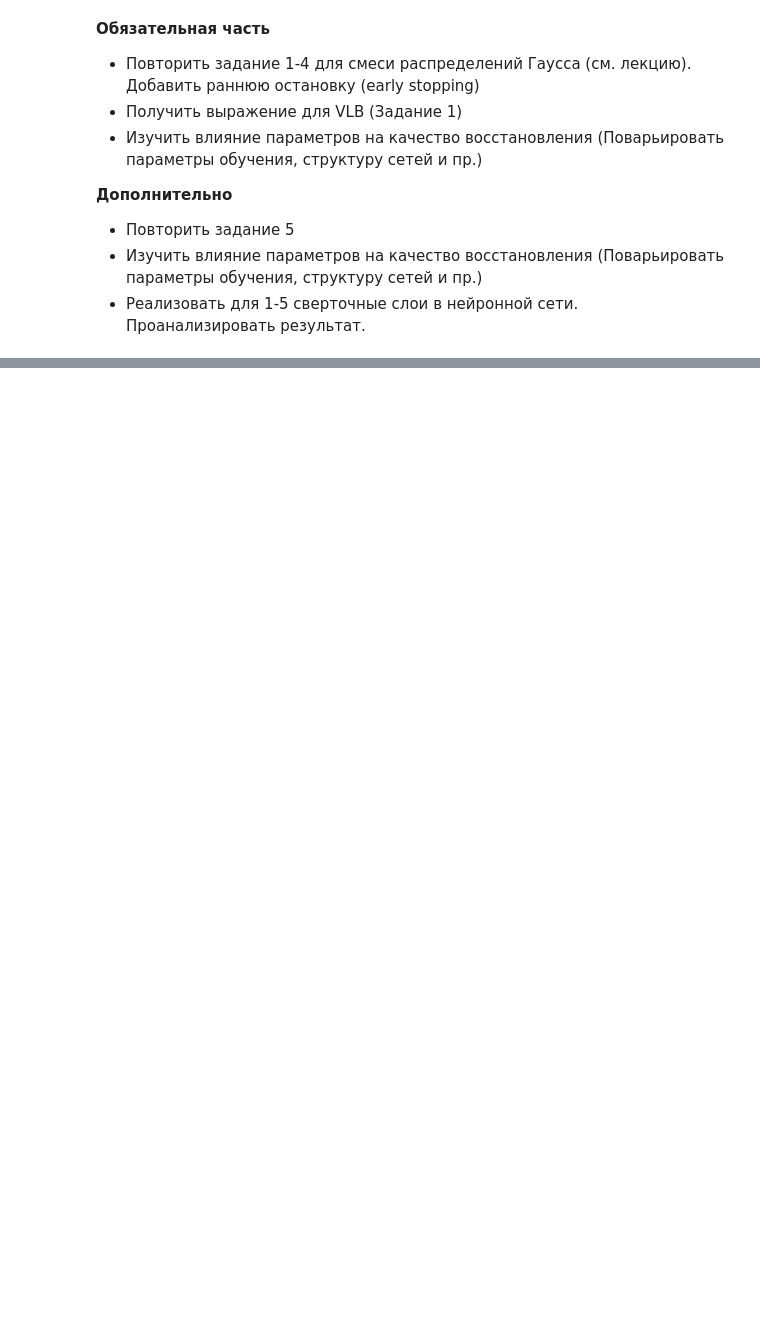
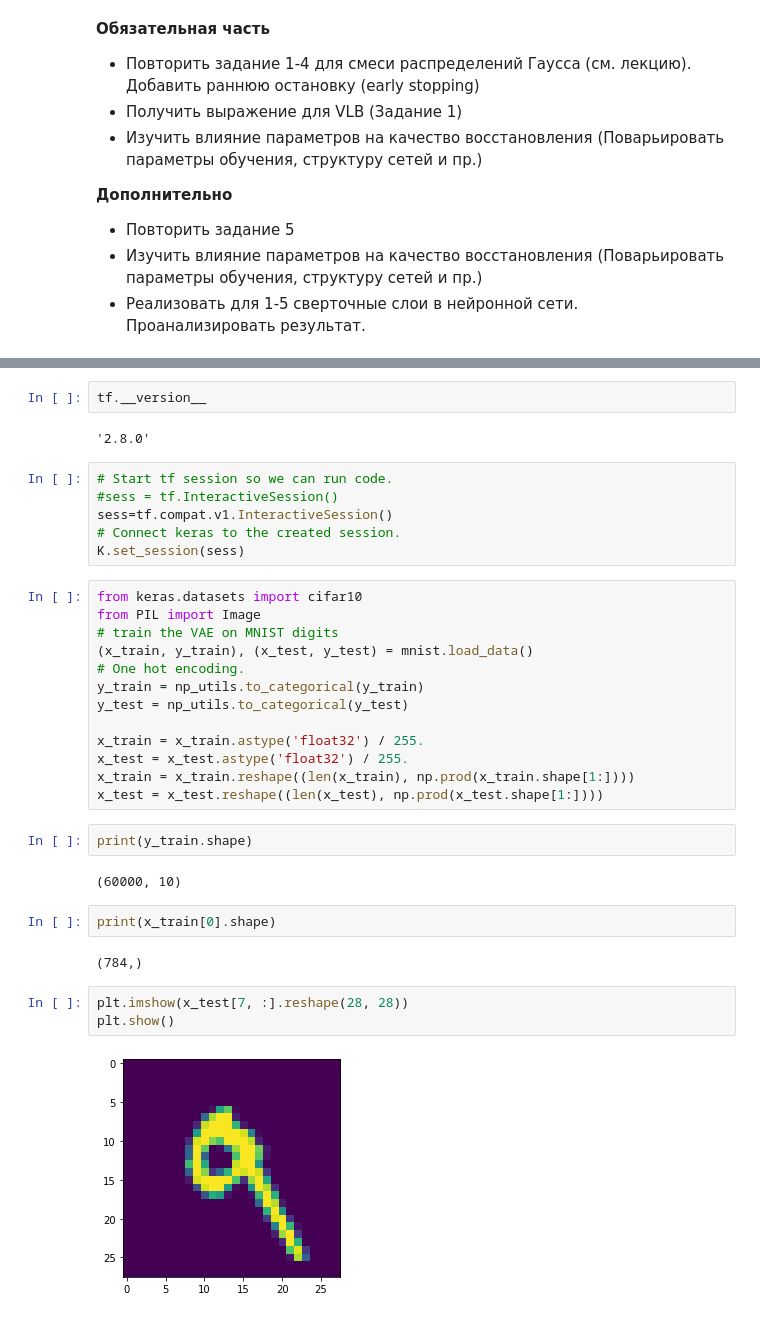
Before and after one commit to JacKira/BayesMethods, a Jupyter notebook: Lab/lr2_.ipynb, the cells around one changed output, grey strips where cells are left out. Saved outputs shown, nothing was run; the diff lists cells and outputs as text; blank space fills up the shorter version.

```diff
--- a/Lab/lr2_.ipynb
+++ b/Lab/lr2_.ipynb
@@ -742,0 +783,36 @@ plt.show()
+# %%
+tf.__version__
+# %% [output]
+'2.8.0'
+# %%
+# Start tf session so we can run code.
+#sess = tf.InteractiveSession()
+sess=tf.compat.v1.InteractiveSession()
+# Connect keras to the created session.
+K.set_session(sess)
+# %%
+from keras.datasets import cifar10
+from PIL import Image
+# train the VAE on MNIST digits
+(x_train, y_train), (x_test, y_test) = mnist.load_data()
+# One hot encoding.
+y_train = np_utils.to_categorical(y_train)
+y_test = np_utils.to_categorical(y_test)
+
+x_train = x_train.astype('float32') / 255.
+x_test = x_test.astype('float32') / 255.
+x_train = x_train.reshape((len(x_train), np.prod(x_train.shape[1:])))
+x_test = x_test.reshape((len(x_test), np.prod(x_test.shape[1:])))
+# %%
+print(y_train.shape)
+# %% [output]
+(60000, 10)
+# %%
+print(x_train[0].shape)
+# %% [output]
+(784,)
+# %%
+plt.imshow(x_test[7, :].reshape(28, 28))
+plt.show()
+# %% [output]
+[figure, added]
```
Also changed, not shown: parts of 17 cells of this notebook.
